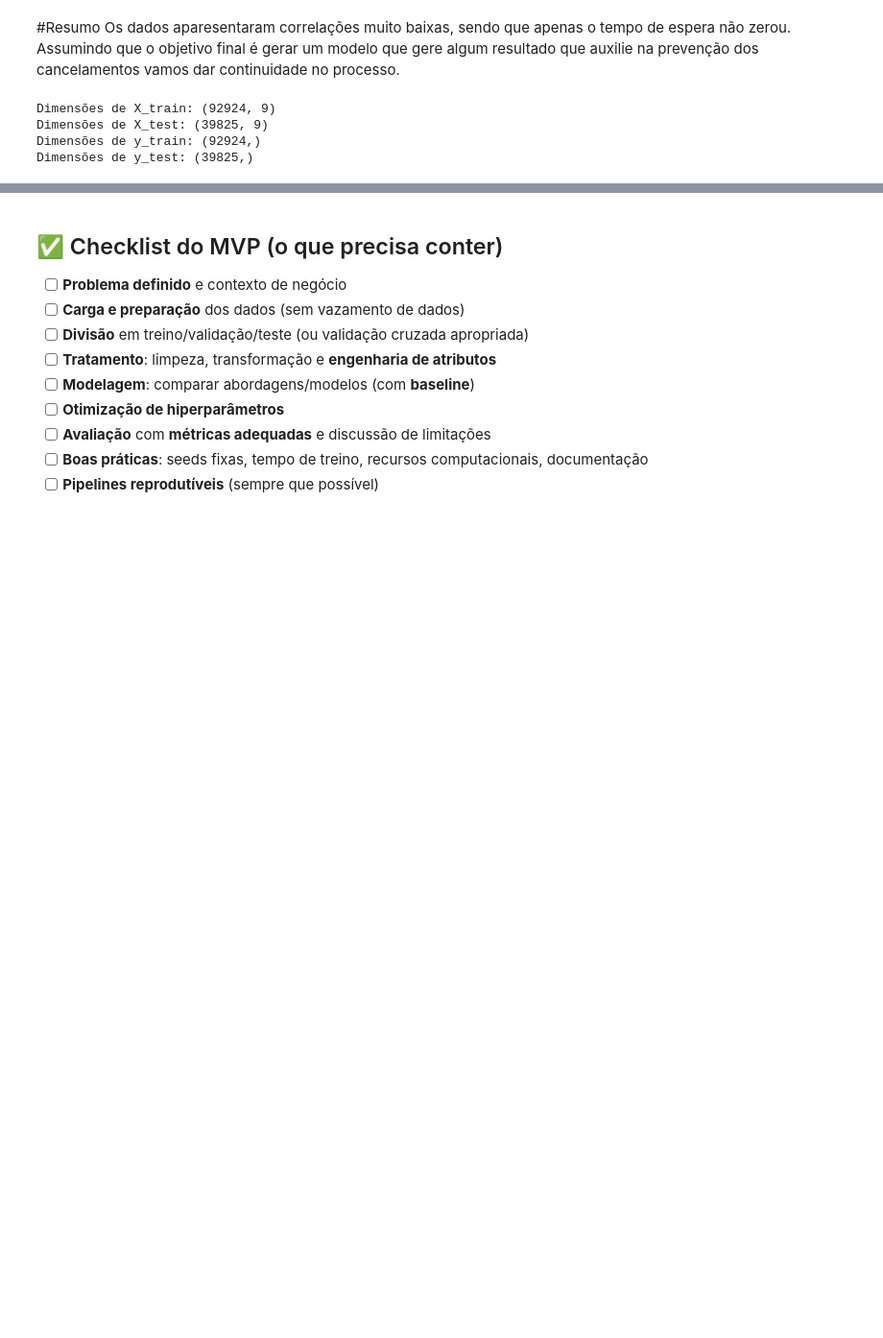
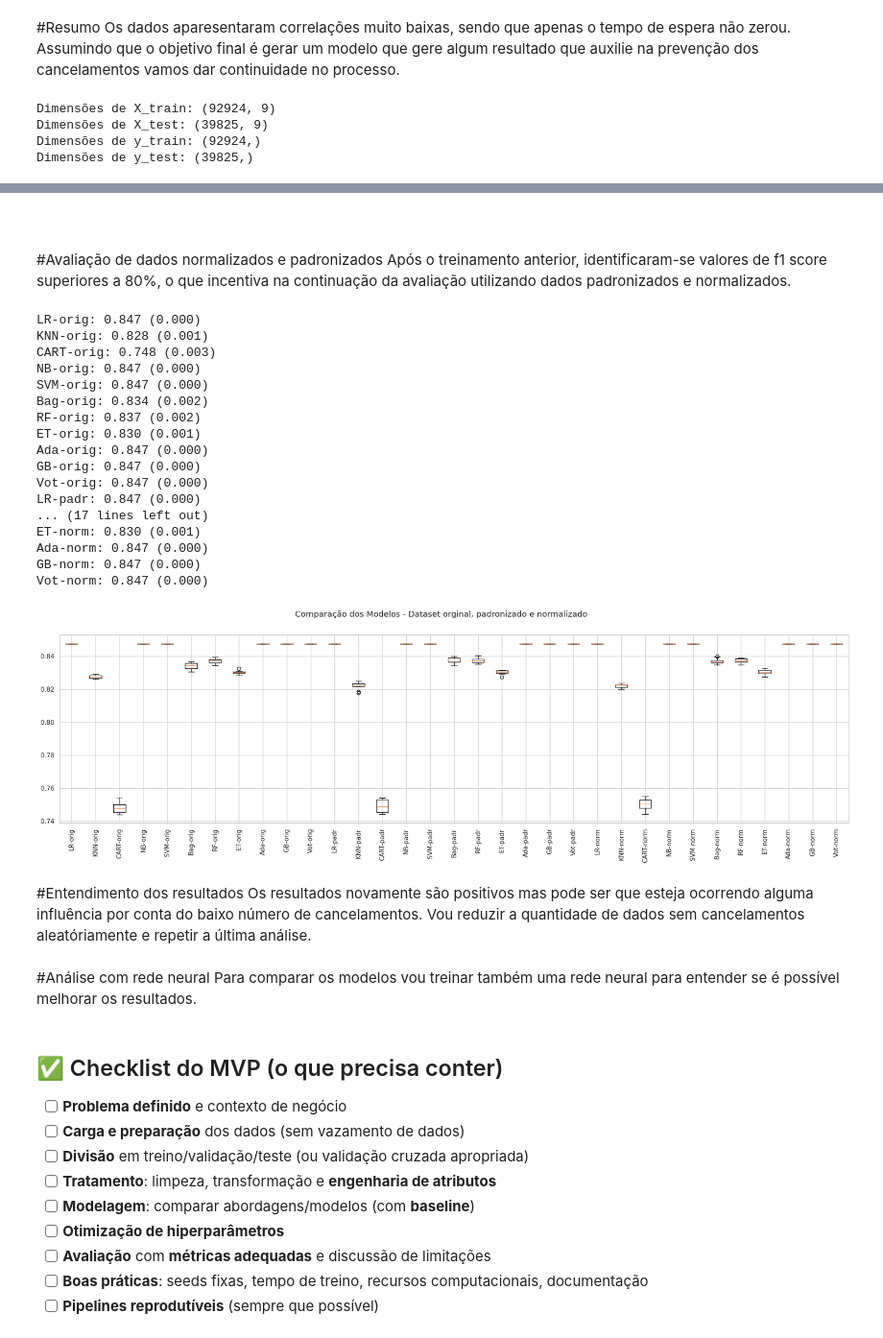
Before and after one commit to enakirimoto/Machine-Learning-and-Analytics, a Jupyter notebook: Projeto_Eric_MVP_ML_&_Analytics.ipynb, the cells around one changed output, grey strips where cells are left out. Shown at 96% size. Saved outputs shown, nothing was run; the diff lists cells and outputs as text; code cells hidden in the pictures; blank space fills up the shorter version.

```diff
--- a/Projeto_Eric_MVP_ML_&_Analytics.ipynb
+++ b/Projeto_Eric_MVP_ML_&_Analytics.ipynb
@@ -745,4 +770,10 @@ KeyboardInterrupt:
+# %% [markdown]
+#
+# %% [markdown]
+#Avaliação de dados normalizados e padronizados
+Após o treinamento anterior, identificaram-se valores de f1 score superiores a 80%, o que incentiva na continuação da avaliação utilizando dados padronizados e normalizados.
 # %%
+'''
 np.random.seed(7) # definindo uma semente global para este bloco
 
 # Listas para armazenar os armazenar os pipelines e os resultados para todas as visões do dataset
@@ -800,30 +831,88 @@ pipelines.append(('GB-padr', Pipeline([standard_scaler, gradient_boosting])))
 pipelines.append(('Vot-padr', Pipeline([standard_scaler, voting])))
 
 # Dataset Normalizado
 pipelines.append(('LR-norm', Pipeline([min_max_scaler, reg_log])))
 pipelines.append(('KNN-norm', Pipeline([min_max_scaler, knn])))
 pipelines.append(('CART-norm', Pipeline([min_max_scaler, cart])))
 pipelines.append(('NB-norm', Pipeline([min_max_scaler, naive_bayes])))
 pipelines.append(('SVM-norm', Pipeline([min_max_scaler, svm])))
 pipelines.append(('Bag-norm', Pipeline([min_max_scaler, bagging])))
 pipelines.append(('RF-norm', Pipeline([min_max_scaler, random_forest])))
 pipelines.append(('ET-norm', Pipeline([min_max_scaler, extra_trees])))
 pipelines.append(('Ada-norm', Pipeline([min_max_scaler, adaboost])))
 pipelines.append(('GB-norm', Pipeline([min_max_scaler, gradient_boosting])))
 pipelines.append(('Vot-norm', Pipeline([min_max_scaler, voting])))
 
 # Executando os pipelines
 for name, model in pipelines:
     cv_results = cross_val_score(model, X_train, y_train, cv=kfold, scoring=scoring)
     results.append(cv_results)
     names.append(name)
     msg = "%s: %.3f (%.3f)" % (name, cv_results.mean(), cv_results.std()) # formatando para 3 casas decimais
     print(msg)
 
 # Boxplot de comparação dos modelos
 fig = plt.figure(figsize=(25,6))
 fig.suptitle('Comparação dos Modelos - Dataset orginal, padronizado e normalizado')
 ax = fig.add_subplot(111)
 plt.boxplot(results)
 ax.set_xticklabels(names, rotation=90)
 plt.show()
+
+LR-orig: 0.847 (0.000)
+KNN-orig: 0.828 (0.001)
+CART-orig: 0.748 (0.003)
+NB-orig: 0.847 (0.000)
+SVM-orig: 0.847 (0.000)
+Bag-orig: 0.834 (0.002)
+RF-orig: 0.837 (0.002)
+ET-orig: 0.830 (0.001)
+Ada-orig: 0.847 (0.000)
+GB-orig: 0.847 (0.000)
+Vot-orig: 0.847 (0.000)
+LR-padr: 0.847 (0.000)
+KNN-padr: 0.822 (0.002)
+CART-padr: 0.749 (0.004)
+NB-padr: 0.847 (0.000)
+SVM-padr: 0.847 (0.000)
+Bag-padr: 0.838 (0.002)
+RF-padr: 0.837 (0.002)
+ET-padr: 0.830 (0.001)
+Ada-padr: 0.847 (0.000)
+GB-padr: 0.847 (0.000)
+Vot-padr: 0.847 (0.000)
+LR-norm: 0.847 (0.000)
+KNN-norm: 0.822 (0.001)
+CART-norm: 0.750 (0.003)
+NB-norm: 0.847 (0.000)
+SVM-norm: 0.847 (0.000)
+Bag-norm: 0.837 (0.002)
+RF-norm: 0.837 (0.001)
+ET-norm: 0.830 (0.001)
+Ada-norm: 0.847 (0.000)
+GB-norm: 0.847 (0.000)
+Vot-norm: 0.847 (0.000)
+
+'''
+# %% [output]
+LR-orig: 0.847 (0.000)
+KNN-orig: 0.828 (0.001)
+CART-orig: 0.748 (0.003)
+NB-orig: 0.847 (0.000)
+SVM-orig: 0.847 (0.000)
+Bag-orig: 0.834 (0.002)
+RF-orig: 0.837 (0.002)
+ET-orig: 0.830 (0.001)
+Ada-orig: 0.847 (0.000)
+GB-orig: 0.847 (0.000)
+Vot-orig: 0.847 (0.000)
+LR-padr: 0.847 (0.000)
+... (17 lines left out)
+ET-norm: 0.830 (0.001)
+Ada-norm: 0.847 (0.000)
+GB-norm: 0.847 (0.000)
+Vot-norm: 0.847 (0.000)
+[figure, added]
+# %% [markdown]
+#Entendimento dos resultados
+Os resultados novamente são positivos mas pode ser que esteja ocorrendo alguma influência por conta do baixo número de cancelamentos. Vou reduzir a quantidade de dados sem cancelamentos aleatóriamente e repetir a última análise.
@@ -829,0 +1026,3 @@ plt.show()
+# %% [markdown]
+#Análise com rede neural
+Para comparar os modelos vou treinar também uma rede neural para entender se é possível melhorar os resultados.
```
Also changed, not shown: parts of 17 cells of this notebook.
